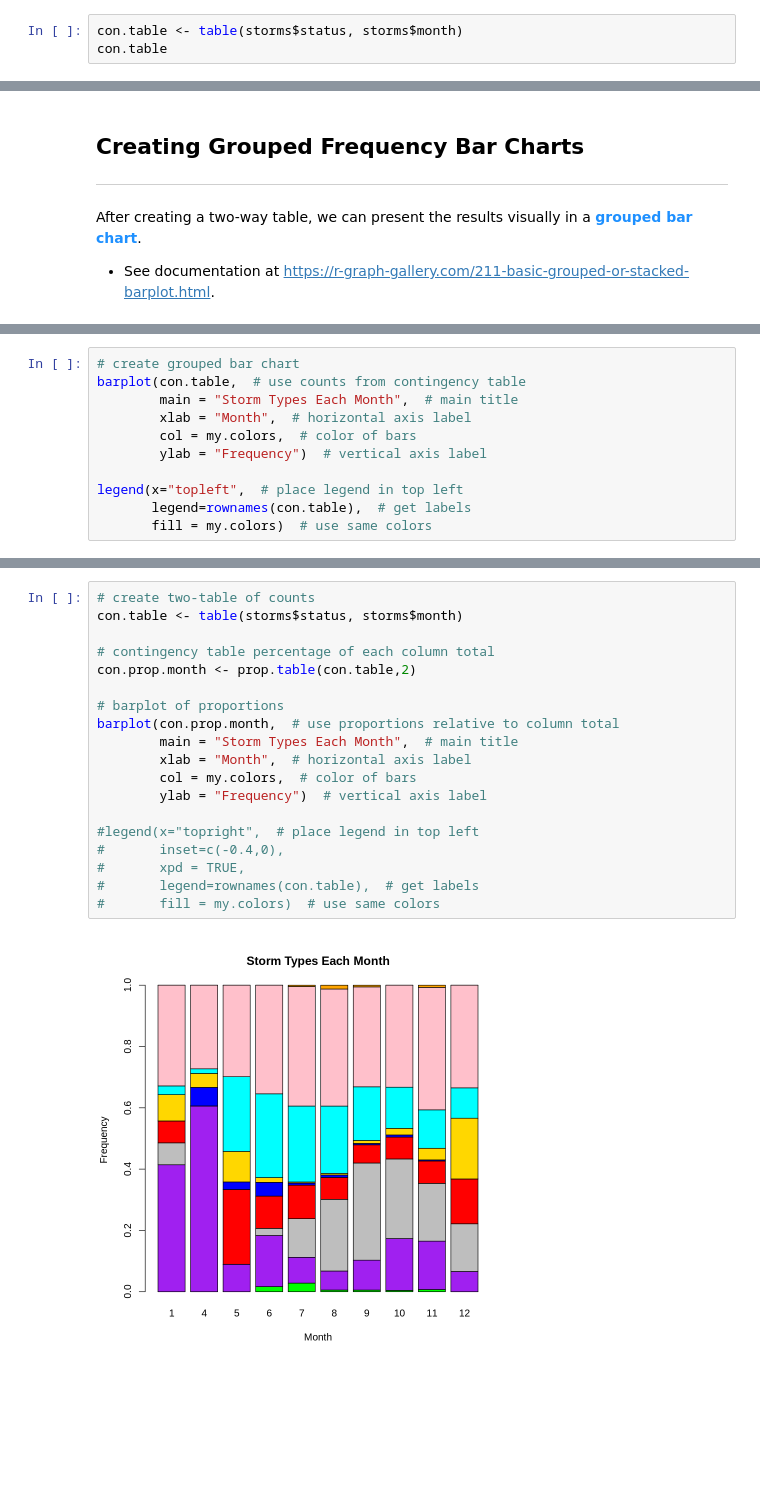
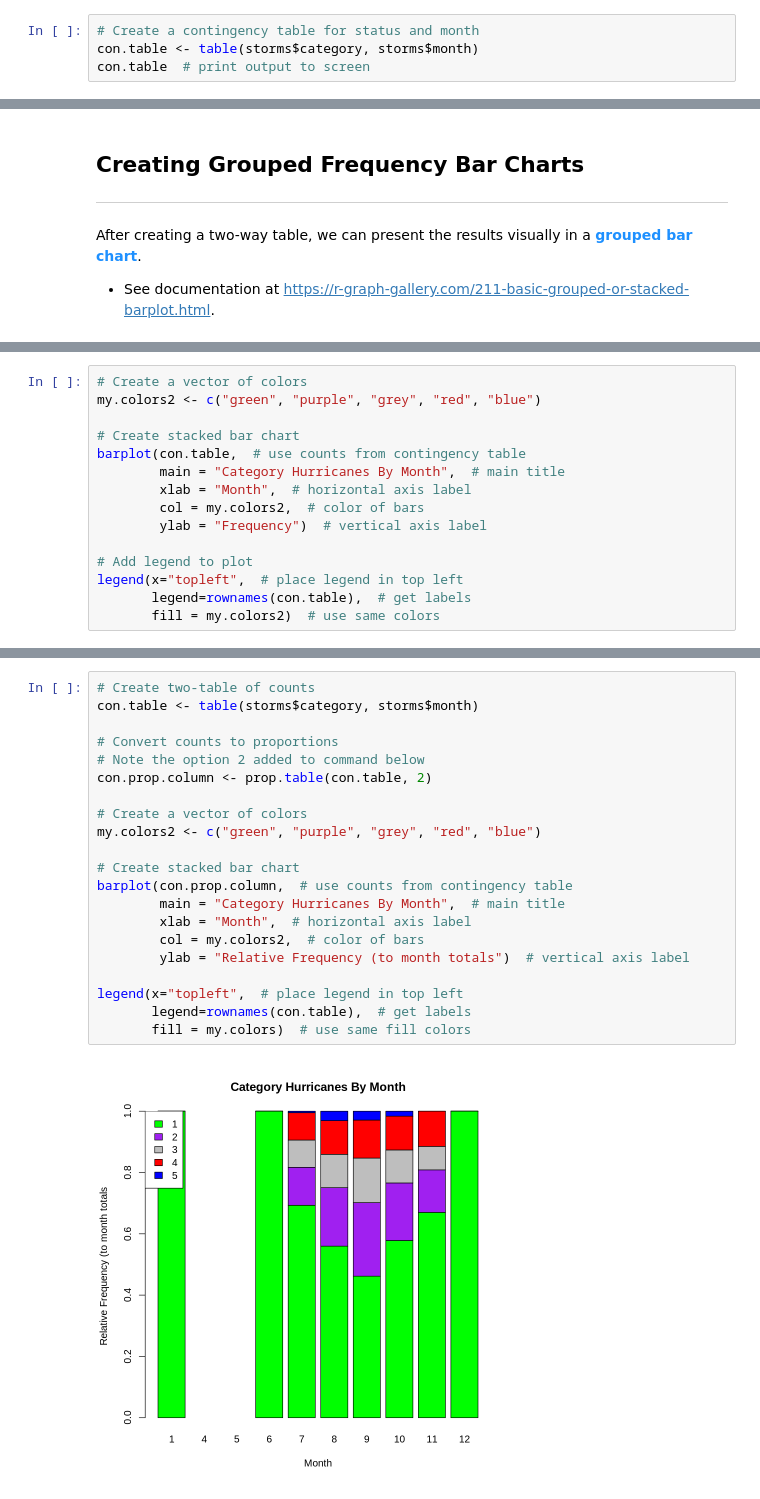
Before and after one commit to CU-Denver-MathStats-OER/Statistical-Theory, a Jupyter notebook: Appendix/Overview-of-Plots.ipynb, the cells around one changed output, grey strips where cells are left out. Drawn from its saved outputs; the diff is of its cells as text; blank space fills up the shorter version.

```diff
--- a/Appendix/Overview-of-Plots.ipynb
+++ b/Appendix/Overview-of-Plots.ipynb
@@ -459,4 +479,5 @@ The command `table(x, y)` will similarly create a two-way table to compare `x` a
 # %%
-con.table <- table(storms$status, storms$month)
-con.table
+# Create a contingency table for status and month
+con.table <- table(storms$category, storms$month)
+con.table  # print output to screen
 # %% [output]
@@ -505,12 +539,16 @@ legend(x="topleft",  # place legend in top left
 # %%
-# create grouped bar chart
+# Create a vector of colors
+my.colors2 <- c("green", "purple", "grey", "red", "blue")
+
+# Create stacked bar chart
 barplot(con.table,  # use counts from contingency table
-        main = "Storm Types Each Month",  # main title
+        main = "Category Hurricanes By Month",  # main title
         xlab = "Month",  # horizontal axis label
-        col = my.colors,  # color of bars
+        col = my.colors2,  # color of bars
         ylab = "Frequency")  # vertical axis label
 
+# Add legend to plot
 legend(x="topleft",  # place legend in top left
        legend=rownames(con.table),  # get labels
-       fill = my.colors)  # use same colors
+       fill = my.colors2)  # use same colors
 # %% [output]
@@ -550,23 +591,25 @@ Often, we would like the proportions in the table to be computed out of the tota
 -   We add the option `2` inside `prop.table()`.
 -   In this example, each column is a different month.
 # %%
-# create two-table of counts
-con.table <- table(storms$status, storms$month)
+# Create two-table of counts
+con.table <- table(storms$category, storms$month)
 
-# contingency table percentage of each column total
-con.prop.month <- prop.table(con.table,2)
+# Convert counts to proportions
+# Note the option 2 added to command below
+con.prop.column <- prop.table(con.table, 2)
 
-# barplot of proportions
-barplot(con.prop.month,  # use proportions relative to column total
-        main = "Storm Types Each Month",  # main title
+# Create a vector of colors
+my.colors2 <- c("green", "purple", "grey", "red", "blue")
+
+# Create stacked bar chart
+barplot(con.prop.column,  # use counts from contingency table
+        main = "Category Hurricanes By Month",  # main title
         xlab = "Month",  # horizontal axis label
-        col = my.colors,  # color of bars
-        ylab = "Frequency")  # vertical axis label
+        col = my.colors2,  # color of bars
+        ylab = "Relative Frequency (to month totals")  # vertical axis label
 
-#legend(x="topright",  # place legend in top left
-#       inset=c(-0.4,0),
-#       xpd = TRUE,
-#       legend=rownames(con.table),  # get labels
-#       fill = my.colors)  # use same colors
+legend(x="topleft",  # place legend in top left
+       legend=rownames(con.table),  # get labels
+       fill = my.colors)  # use same fill colors
 # %% [output]
-[figure, old version]
+[figure, new version]
```
Also changed, not shown: parts of 93 cells of this notebook.
